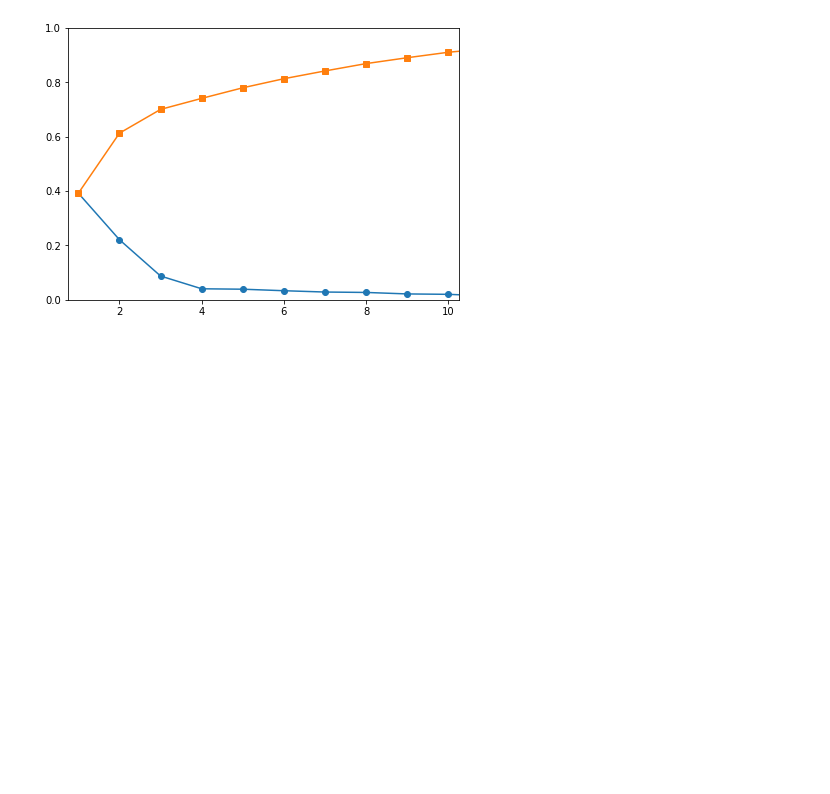
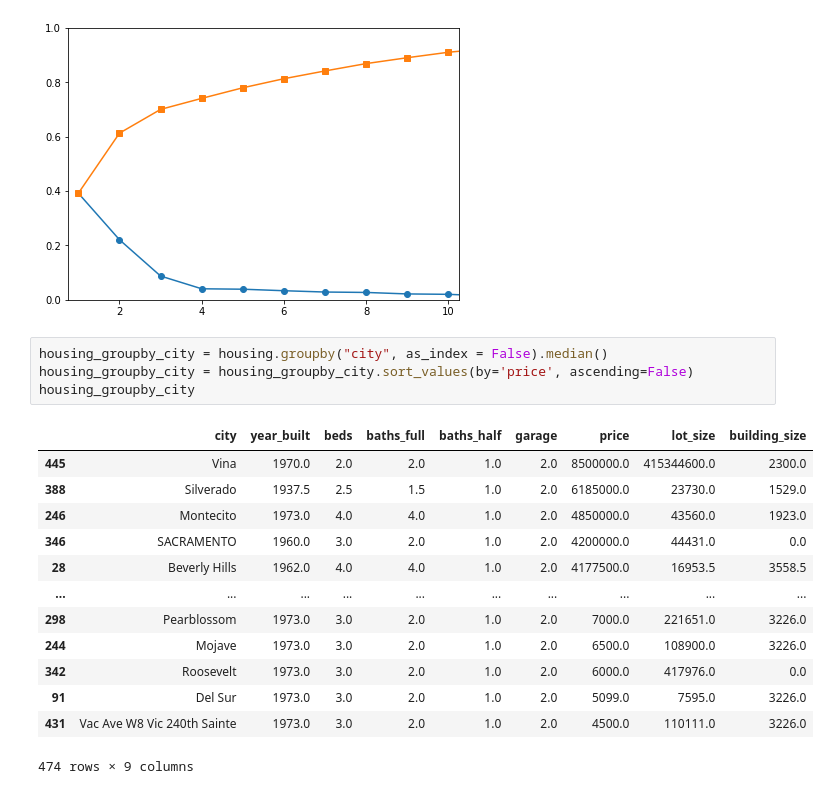
Before and after one commit to sakuraszy/STATS-170A-Group, a Jupyter notebook: presentation_1_data_vis.ipynb, the cells around one changed output. Drawn from its saved outputs; the diff is of its cells as text; blank space fills up the shorter version.

```diff
--- a/presentation_1_data_vis.ipynb
+++ b/presentation_1_data_vis.ipynb
@@ -131,3 +147,21 @@ plt.ylim(0, 1)
 # %% [output]
 (0.0, 1.0)
 [figure]
+# %%
+housing_groupby_city = housing.groupby("city", as_index = False).median()
+housing_groupby_city = housing_groupby_city.sort_values(by='price', ascending=False)
+housing_groupby_city
+# %% [output]
+|  | city | year_built | beds | baths_full | baths_half | garage | price | lot_size | building_size |
+| 445 | Vina | 1970.0 | 2.0 | 2.0 | 1.0 | 2.0 | 8500000.0 | 415344600.0 | 2300.0 |
+| 388 | Silverado | 1937.5 | 2.5 | 1.5 | 1.0 | 2.0 | 6185000.0 | 23730.0 | 1529.0 |
+| 246 | Montecito | 1973.0 | 4.0 | 4.0 | 1.0 | 2.0 | 4850000.0 | 43560.0 | 1923.0 |
+| 346 | SACRAMENTO | 1960.0 | 3.0 | 2.0 | 1.0 | 2.0 | 4200000.0 | 44431.0 | 0.0 |
+| 28 | Beverly Hills | 1962.0 | 4.0 | 4.0 | 1.0 | 2.0 | 4177500.0 | 16953.5 | 3558.5 |
+| ... | ... | ... | ... | ... | ... | ... | ... | ... | ... |
+| 298 | Pearblossom | 1973.0 | 3.0 | 2.0 | 1.0 | 2.0 | 7000.0 | 221651.0 | 3226.0 |
+| 244 | Mojave | 1973.0 | 3.0 | 2.0 | 1.0 | 2.0 | 6500.0 | 108900.0 | 3226.0 |
+| 342 | Roosevelt | 1973.0 | 3.0 | 2.0 | 1.0 | 2.0 | 6000.0 | 417976.0 | 0.0 |
+| 91 | Del Sur | 1973.0 | 3.0 | 2.0 | 1.0 | 2.0 | 5099.0 | 7595.0 | 3226.0 |
+| 431 | Vac Ave W8 Vic 240th Sainte | 1973.0 | 3.0 | 2.0 | 1.0 | 2.0 | 4500.0 | 110111.0 | 3226.0 |
+474 rows × 9 columns
```
Also changed, not shown: parts of 2 cells of this notebook.
